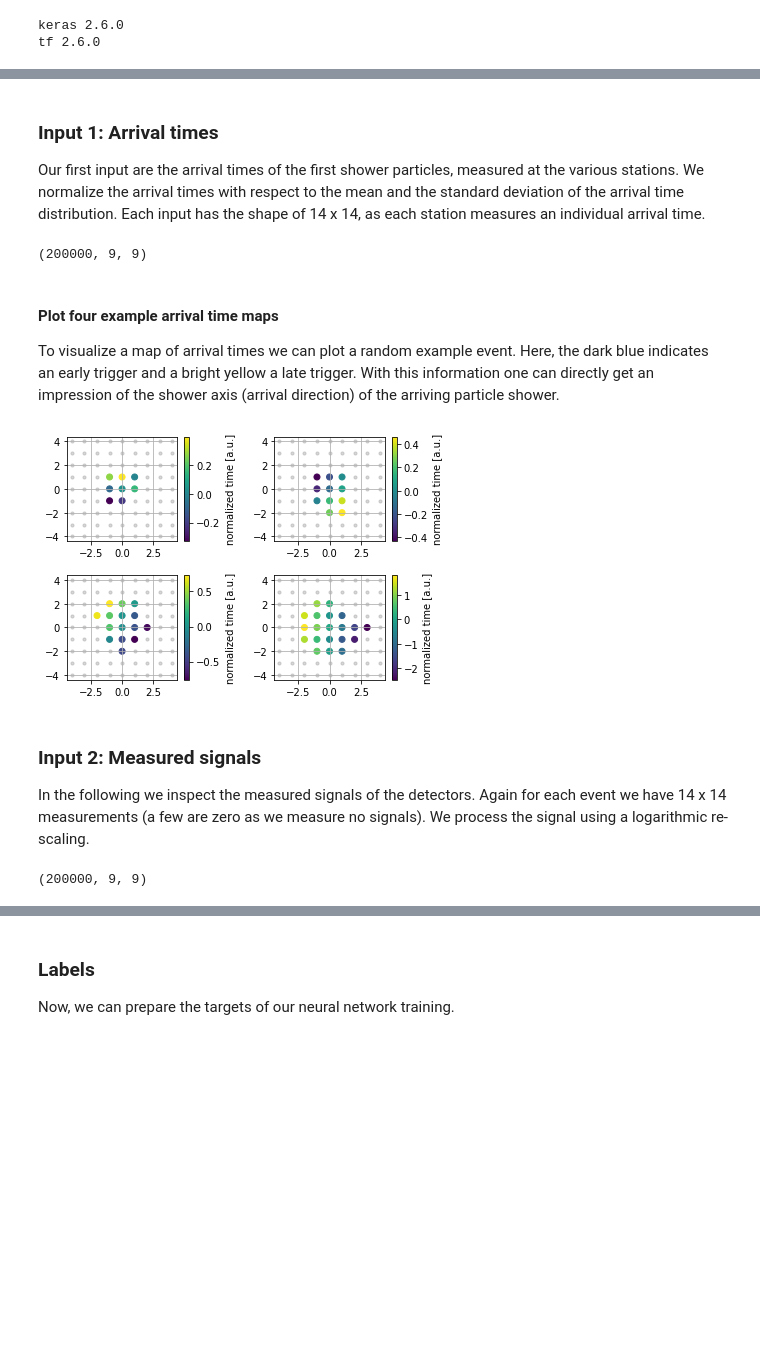
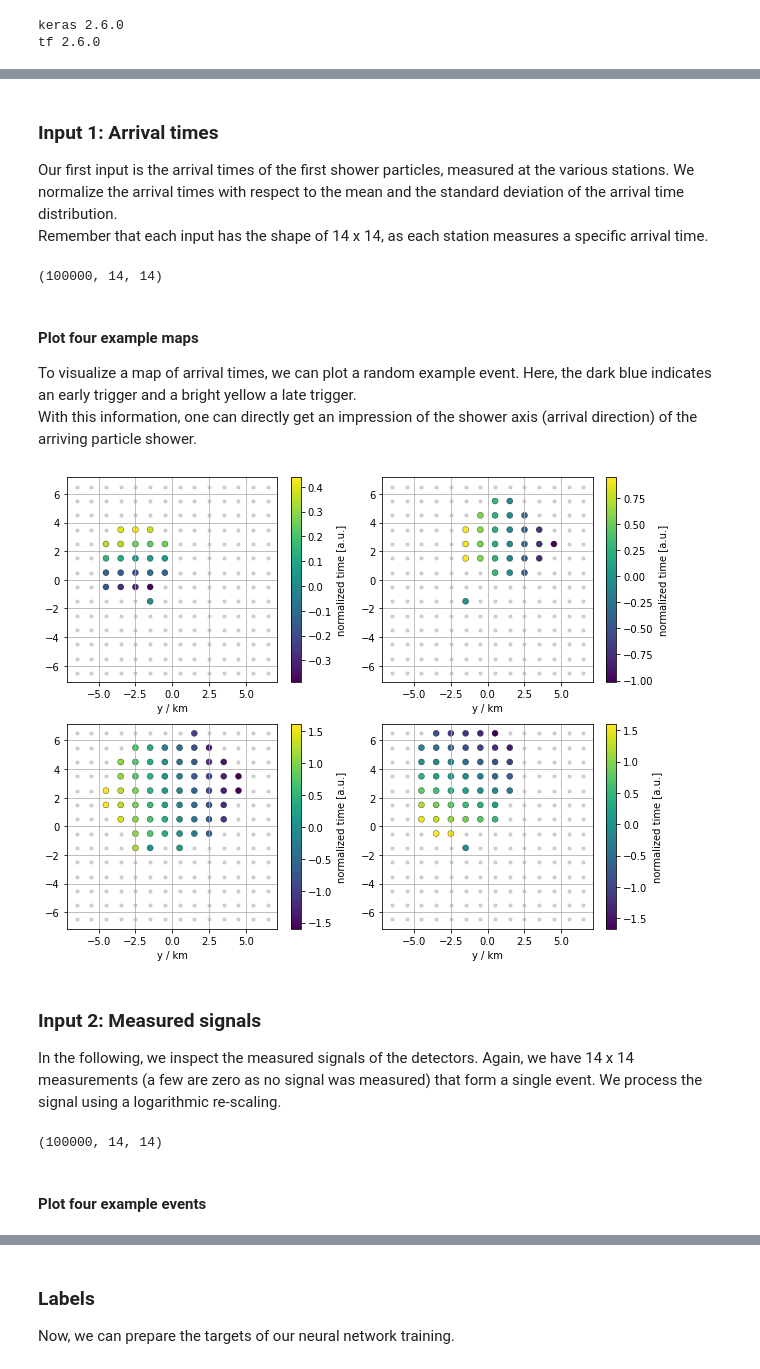
Before and after one commit to jglombitza/tutorial_nn_airshowers, a Jupyter notebook: fully_connected.ipynb, the cells around one changed output, grey strips where cells are left out. Drawn from its saved outputs; the diff is of its cells as text; code cells hidden in the pictures; blank space fills up the shorter version.

```diff
--- a/fully_connected.ipynb
+++ b/fully_connected.ipynb
@@ -41,8 +43,8 @@ tf 2.6.0
 # %%
 import os
 import gdown
-url = "https://drive.google.com/u/0/uc?export=download&confirm=HgGH&id=1nQDddS36y4AcJ87ocoMjyx46HGueiU6k"
-output = 'airshowers.npz'
+url = "https://drive.google.com/u/0/uc?export=download&confirm=HgGH&id=19gOSVQ0mhdjMkm5i2u5NsGrWNBdlhR4F"
+output = 'airshowers_mnist.npz'
 
 if os.path.exists(output) == False:
     gdown.download(url, output, quiet=False)
@@ -50,9 +52,8 @@ if os.path.exists(output) == False:
 f = np.load(output)
 # %% [markdown]
 ### Input 1: Arrival times
-Our first input are the arrival times of the first shower particles, measured at the various stations.
-We normalize the arrival times with respect to the mean and the standard deviation of the arrival time distribution.
-Each input has the shape of 14 x 14, as each station measures an individual arrival time.
+Our first input is the arrival times of the first shower particles, measured at the various stations. We normalize the arrival times with respect to the mean and the standard deviation of the arrival time distribution.
+Remember that each input has the shape of 14 x 14, as each station measures a specific arrival time.
 # %%
 # time map
 T = f['time']
@@ -62,44 +63,46 @@ T[np.isnan(T)] = 0
 
 print(T.shape)
 # %% [output]
-(200000, 9, 9)
+(100000, 14, 14)
 # %% [markdown]
-#### Plot four example arrival time maps
-To visualize a map of arrival times we can plot a random example event.
-Here, the dark blue indicates an early trigger and a bright yellow a late trigger. With this information one can directly get an impression of the shower axis (arrival direction) of the arriving particle shower.
+#### Plot four example maps
+To visualize a map of arrival times, we can plot a random example event. Here, the dark blue indicates an early trigger and a bright yellow a late trigger.
+With this information, one can directly get an impression of the shower axis (arrival direction) of the arriving particle shower.
 # %%
 nsamples=len(T)
 random_samples = np.random.choice(nsamples, 4)
 
-def rectangular_array(n=9):
+def rectangular_array(n=14):
     """ Return x,y coordinates for rectangular array with n^2 stations. """
     n0 = (n - 1) / 2
     return (np.mgrid[0:n, 0:n].astype(float) - n0)
 
+plt.figure(figsize=(9,7))
 
 for i,j in enumerate(random_samples):
     plt.subplot(2,2,i+1)
     footprint=T[j,...]
     xd, yd = rectangular_array()
     mask = footprint != 0
     mask[5, 5] = True
     marker_size = 50 * footprint[mask]
     plot = plt.scatter(xd, yd, c='grey', s=10, alpha=0.3, label="silent")
     circles = plt.scatter(xd[mask], yd[mask], c=footprint[mask],
-                          cmap="viridis", alpha=1, label="loud")
+                          cmap="viridis", alpha=1, label="loud",
+                          edgecolors="k", linewidths=0.3)
     cbar = plt.colorbar(circles)
     cbar.set_label('normalized time [a.u.]')
+    plt.xlabel("x / km")
+    plt.xlabel("y / km")
     plt.grid(True)
 
 plt.tight_layout()
 plt.show()
 # %% [output]
-[figure, old version]
+[figure, new version]
 # %% [markdown]
 ### Input 2: Measured signals
-In the following we inspect the measured signals of the detectors.
-Again for each event we have 14 x 14 measurements (a few are zero as we measure no signals).
-We process the signal using a logarithmic re-scaling.
+In the following, we inspect the measured signals of the detectors. Again, we have 14 x 14 measurements (a few are zero as no signal was measured) that form a single event. We process the signal using a logarithmic re-scaling.
 # %%
 # signal map
 S = f['signal']
@@ -110,5 +113,7 @@ S[np.isnan(S)] = 0
 
 print(S.shape)
 # %% [output]
-(200000, 9, 9)
+(100000, 14, 14)
+# %% [markdown]
+#### Plot four example events
 # %%
```
Also changed, not shown: parts of 24 cells of this notebook.
